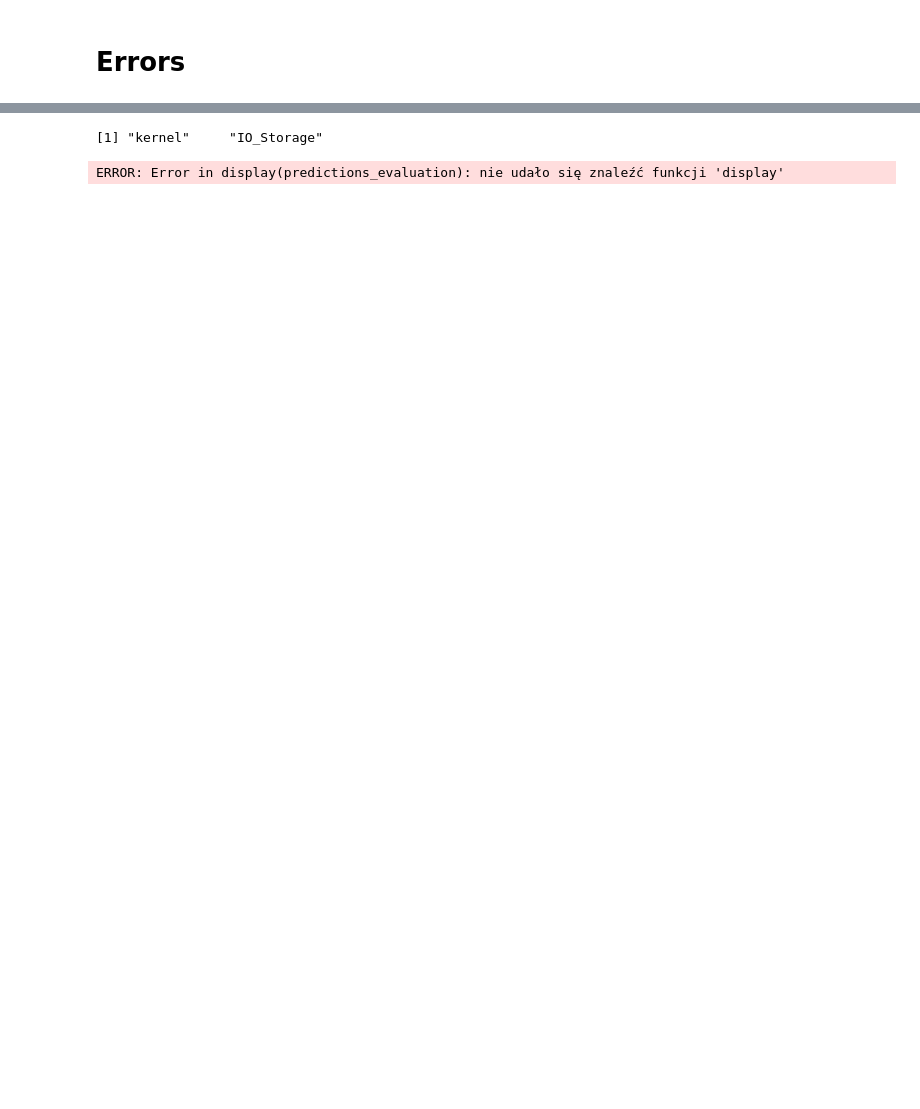
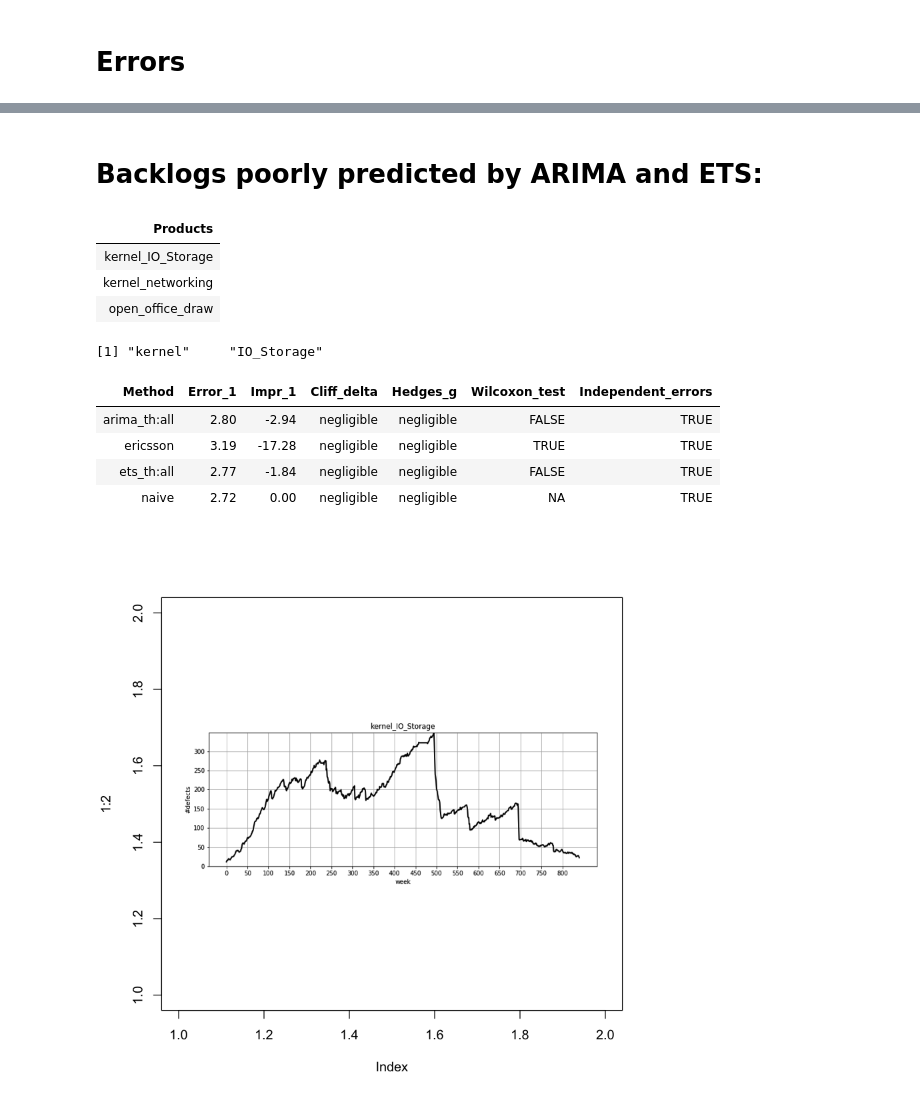
Before and after one commit to paulinaaniola/DefectBacklogPrediction, a Jupyter notebook: Evaluate.ipynb, the cells around one changed output, grey strips where cells are left out. Cells and saved outputs as stored; diff of their text form; code cells hidden in the pictures; blank space fills up the shorter version.

Commit message:
backlogs plots of each project, general summary of predictions

```diff
--- a/Evaluate.ipynb
+++ b/Evaluate.ipynb
@@ -206,6 +219,20 @@ models_better_than_naiv = merged_data %>% filter (arima_th.all<naive & ets_th.al
+# %% [markdown]
+ # Backlogs poorly predicted by ARIMA and ETS:
+# %%
+both_models_worst_than_naive
+# %% [output]
+| Products |
+| kernel_IO_Storage |
+| kernel_networking |
+| open_office_draw |
 # %%
-summarize_products_predictions(both_models_worst_than_naive$Products)
-#toString(both_models_worst_than_naive$Products[1])
+product = toString(both_models_worst_than_naive$Products[1])
+summarize_product_predictions(product)
 # %% [output]
 [1] "kernel"     "IO_Storage"
-ERROR: Error in display(predictions_evaluation): nie udało się znaleźć funkcji 'display'
+| Method | Error_1 | Impr_1 | Cliff_delta | Hedges_g | Wilcoxon_test | Independent_errors |
+| arima_th:all | 2.80 | -2.94 | negligible | negligible | FALSE | TRUE |
+| ericsson | 3.19 | -17.28 | negligible | negligible | TRUE | TRUE |
+| ets_th:all | 2.77 | -1.84 | negligible | negligible | FALSE | TRUE |
+| naive | 2.72 | 0.00 | negligible | negligible | NA | TRUE |
+[figure, added]
```
Also changed, not shown: parts of 31 cells of this notebook, 22 other files.
